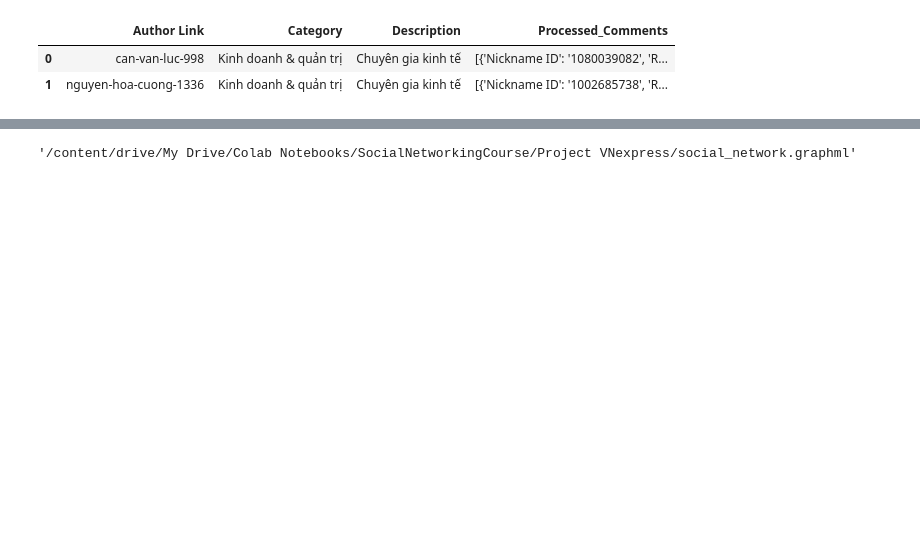
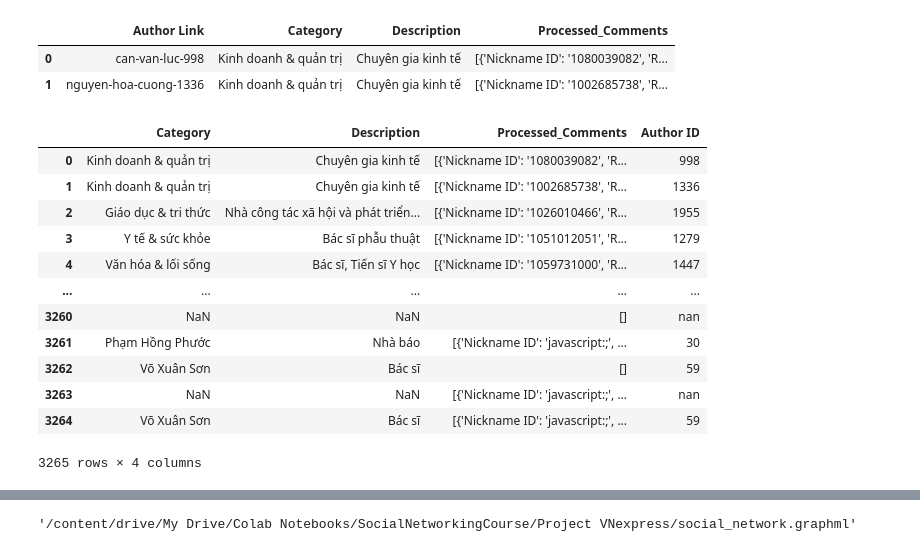
Before and after one commit to vdat-18/SocialNetworkingProject, a Jupyter notebook: Project của Đạt/Vnexpress_Preprocessing.ipynb, the cells around one changed output, grey strips where cells are left out. Drawn from its saved outputs; the diff is of its cells as text; code cells hidden in the pictures; blank space fills up the shorter version.

```diff
--- a/Project của Đạt/Vnexpress_Preprocessing.ipynb
+++ b/Project của Đạt/Vnexpress_Preprocessing.ipynb
@@ -21,12 +21,18 @@ file_path = '/content/drive/My Drive/Colab Notebooks/SocialNetworkingCourse/Proj
 df = pd.read_excel(file_path)
 # %%
 def clean_date(date_str):
-    # Lấy phần ngày tháng năm (loại bỏ các ký tự không cần thiết)
-    date_part = date_str.split(",")[1].strip()
-    # Chuyển đổi chuỗi thành định dạng datetime
-    date_obj = pd.to_datetime(date_part, format='%d/%m/%Y')
-    # Định dạng lại chuỗi ngày
-    return date_obj.strftime('%A, %d/%m/%Y')
+    # Check if date_str is a string before splitting
+    if isinstance(date_str, str):
+        # Lấy phần ngày tháng năm (loại bỏ các ký tự không cần thiết)
+        date_part = date_str.split(",")[1].strip()
+        # Chuyển đổi chuỗi thành định dạng datetime
+        date_obj = pd.to_datetime(date_part, format='%d/%m/%Y')
+        # Định dạng lại chuỗi ngày
+        return date_obj.strftime('%A, %d/%m/%Y')
+    else:
+        # Handle non-string values (e.g., NaN) by returning a default value or skipping
+        return pd.NaT  # Return NaT (Not a Time) for invalid dates
+
 df['Formatted_Date'] = df['Date'].apply(clean_date)
 # %%
 df = df.drop(columns=['Date', 'Detailed Title', 'Comments Count', 'Content', 'Link'])
@@ -49,6 +55,9 @@ def extract_comments_info(comments):
         except (SyntaxError, ValueError):
             # Handle cases where conversion fails (e.g., invalid JSON)
             return result  # Return empty result if conversion fails
+    #Check if comments is not a list and also not a string before proceeding
+    elif not isinstance(comments, list):
+        return result #If comments is neither a string nor a list (e.g a float) return empty list
 
     # Now proceed with the original logic if 'comments' is a list of dictionaries
     for comment in comments:
@@ -95,6 +104,26 @@ df.head(2)
 |  | Author Link | Category | Description | Processed_Comments |
 | 0 | can-van-luc-998 | Kinh doanh & quản trị | Chuyên gia kinh tế | [{'Nickname ID': '1080039082', 'R... |
 | 1 | nguyen-hoa-cuong-1336 | Kinh doanh & quản trị | Chuyên gia kinh tế | [{'Nickname ID': '1002685738', 'R... |
+# %%
+# Sử dụng phương pháp thay thế để đảm bảo trích xuất chính xác
+# Tách số ID từ URL
+df['Author ID'] = df['Author Link'].astype(str).apply(lambda x: x.split('-')[-1].replace('.html', '') if '-' in x else x)
+df = df.drop(columns=['Author Link'])
+df
+# %% [output]
+|  | Category | Description | Processed_Comments | Author ID |
+| 0 | Kinh doanh & quản trị | Chuyên gia kinh tế | [{'Nickname ID': '1080039082', 'R... | 998 |
+| 1 | Kinh doanh & quản trị | Chuyên gia kinh tế | [{'Nickname ID': '1002685738', 'R... | 1336 |
+| 2 | Giáo dục & tri thức | Nhà công tác xã hội và phát triển... | [{'Nickname ID': '1026010466', 'R... | 1955 |
+| 3 | Y tế & sức khỏe | Bác sĩ phẫu thuật | [{'Nickname ID': '1051012051', 'R... | 1279 |
+| 4 | Văn hóa & lối sống | Bác sĩ, Tiến sĩ Y học | [{'Nickname ID': '1059731000', 'R... | 1447 |
+| ... | ... | ... | ... | ... |
+| 3260 | NaN | NaN | [] | nan |
+| 3261 | Phạm Hồng Phước | Nhà báo | [{'Nickname ID': 'javascript:;', ... | 30 |
+| 3262 | Võ Xuân Sơn | Bác sĩ | [] | 59 |
+| 3263 | NaN | NaN | [{'Nickname ID': 'javascript:;', ... | nan |
+| 3264 | Võ Xuân Sơn | Bác sĩ | [{'Nickname ID': 'javascript:;', ... | 59 |
+3265 rows × 4 columns
 # %%
 G = nx.DiGraph()
 # %%
```
Also changed, not shown: parts of 3 cells of this notebook.
